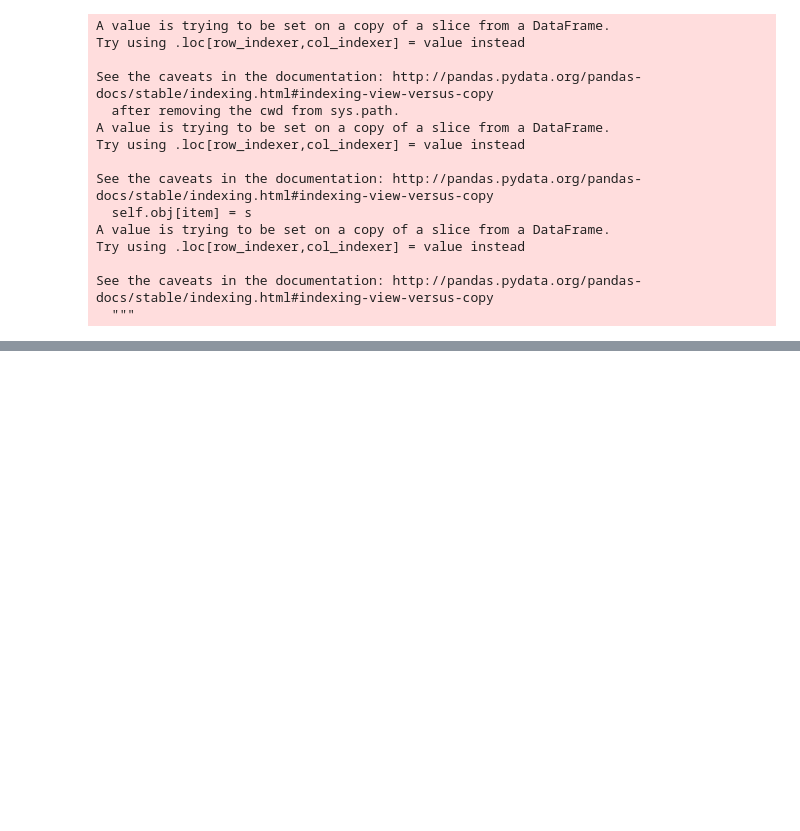
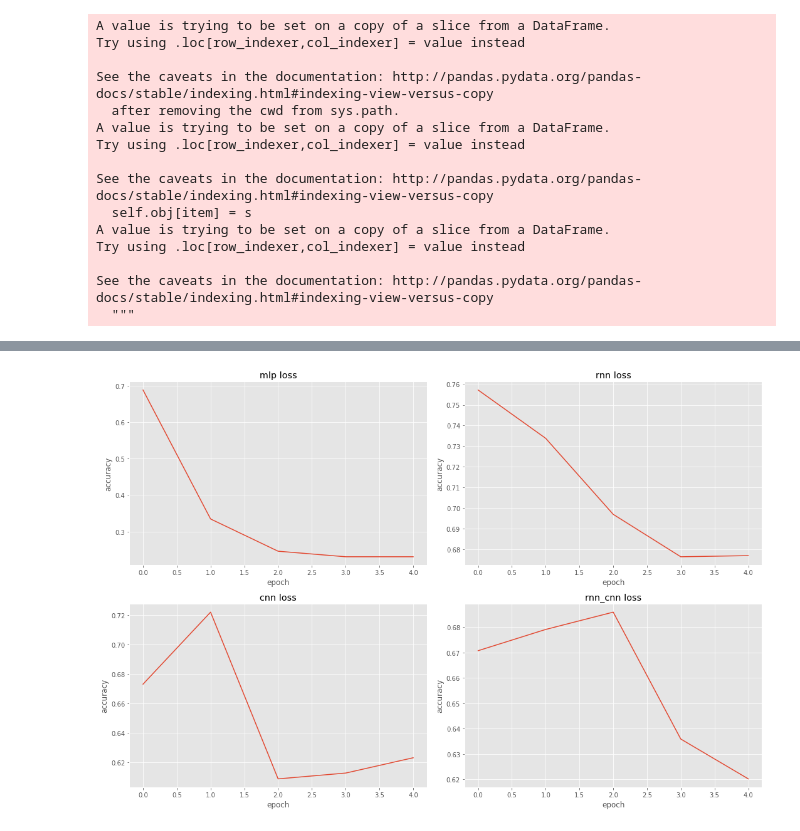
Before and after one commit to yiaktan/NLP-Stock-Prediction, a Jupyter notebook: Data Collection & PreProcessing.ipynb, the cells around one changed output, grey strips where cells are left out. Saved outputs shown, nothing was run; the diff lists cells and outputs as text; code cells hidden in the pictures; blank space fills up the shorter version.

```diff
--- a/Data Collection & PreProcessing.ipynb
+++ b/Data Collection & PreProcessing.ipynb
@@ -690,0 +718,4 @@ plt.show()
+# %%
+plot_metrics(model_dict,"loss")
+# %% [output]
+[figure, added]
```
Also changed, not shown: parts of 18 cells of this notebook.
